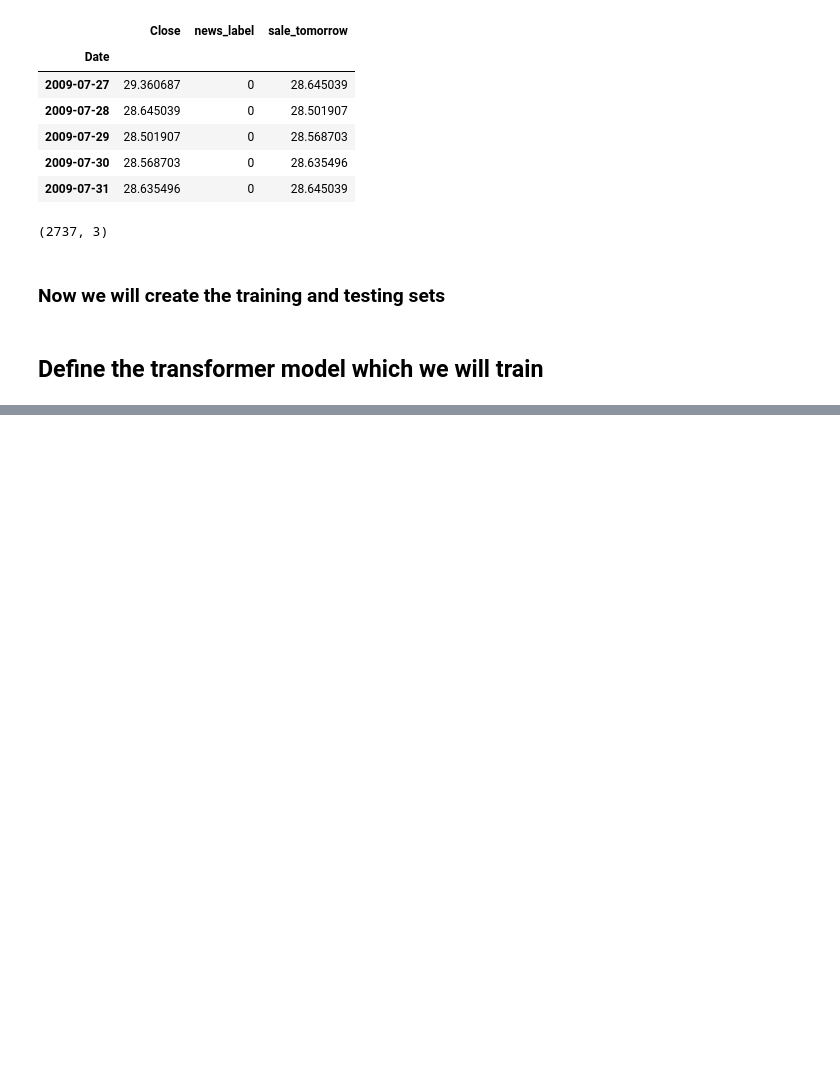
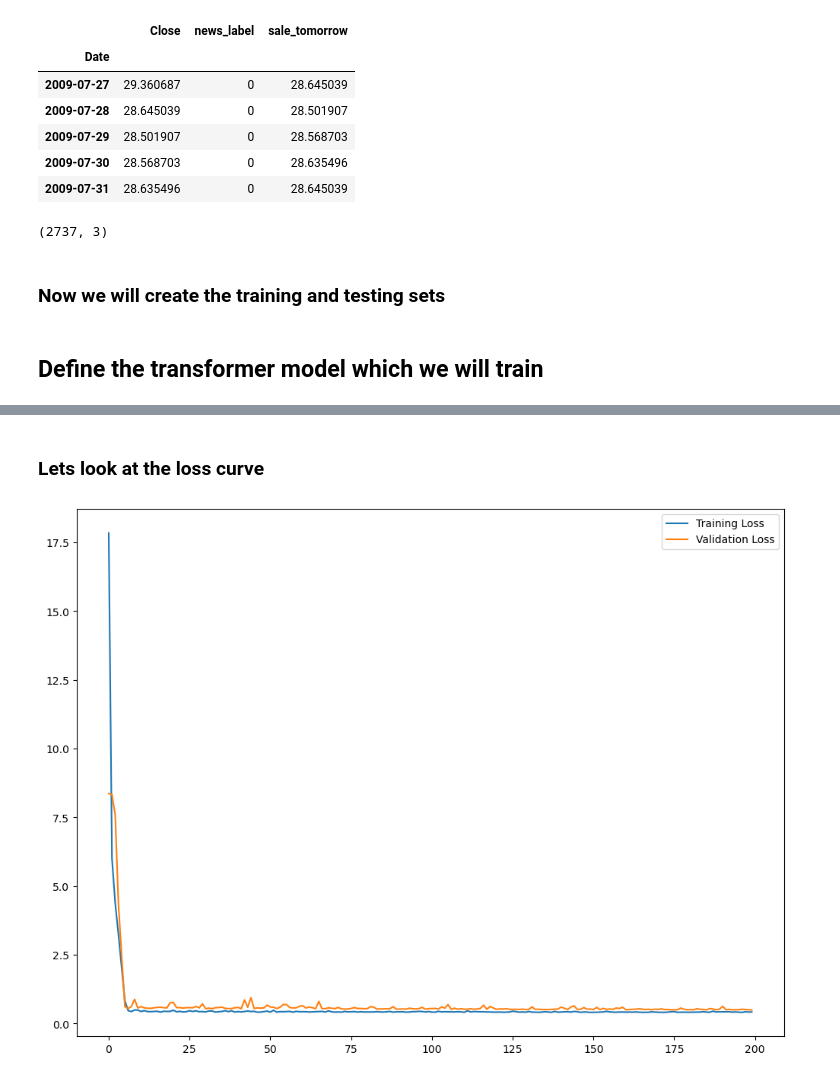
Before and after one commit to ap539813/Stock-Price-Prediction-using-Stock-Price-and-News-Data, a Jupyter notebook: Project.ipynb, the cells around one changed output, grey strips where cells are left out. Drawn from its saved outputs; the diff is of its cells as text; code cells hidden in the pictures; blank space fills up the shorter version.

```diff
--- a/Project.ipynb
+++ b/Project.ipynb
@@ -496,7 +496,7 @@ final_data.shape
 # %% [markdown]
 ### Now we will create the training and testing sets
 # %%
-inp_cols = ['Close', 'news_label']
+inp_cols = ['Close', 'news_label', 'sale_tomorrow']
 # %%
 X_train, y_train = final_data[inp_cols].values[:2400, :-1], final_data[inp_cols].values[:2400, -1]
 X_train = X_train.reshape(X_train.shape[0], 1, X_train.shape[1])
@@ -603,0 +634,10 @@ Epoch 24/200
+# %% [markdown]
+### Lets look at the loss curve
+# %%
+plt.figure(figsize = (12, 9))
+plt.plot(history.history['loss'], label = 'Training Loss')
+plt.plot(history.history['val_loss'], label = 'Validation Loss')
+plt.legend()
+plt.show()
+# %% [output]
+[figure, added]
```
Also changed, not shown: parts of 9 cells of this notebook.
